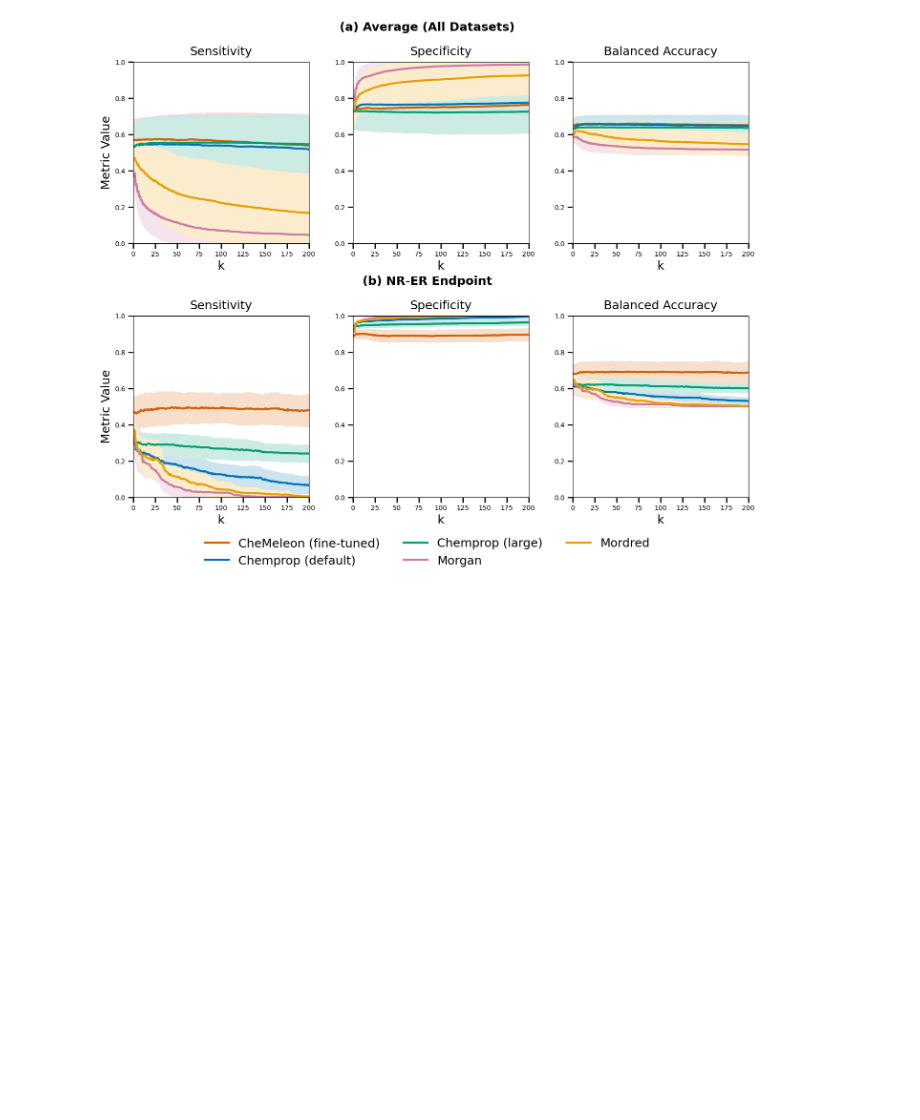
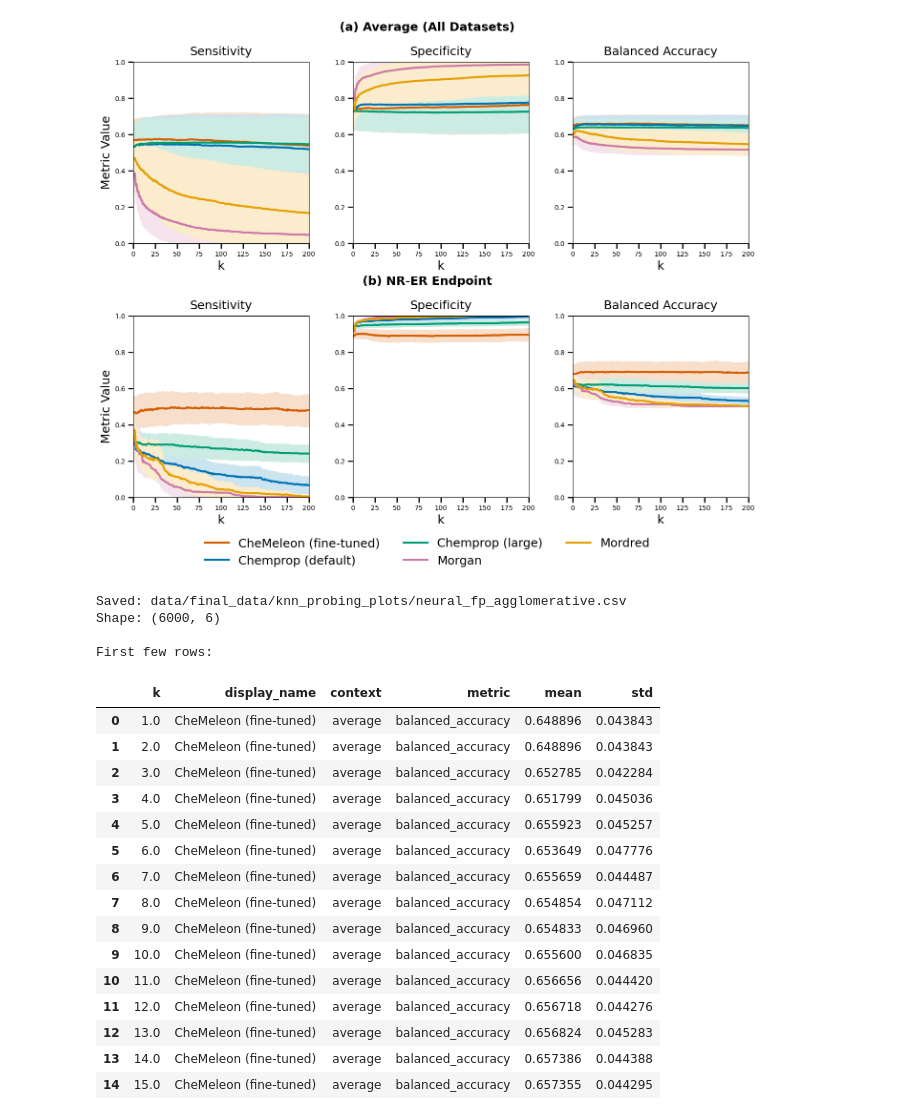
Before and after one commit to JacksonBurns/chemeleon, a Jupyter notebook: analysis/embedding_analysis/knn_figures.ipynb, the cells around one changed output. Cells and saved outputs as stored; diff of their text form; code cells hidden in the pictures; blank space fills up the shorter version.

```diff
--- a/analysis/embedding_analysis/knn_figures.ipynb
+++ b/analysis/embedding_analysis/knn_figures.ipynb
@@ -411,3 +450,72 @@ plt.show()
 Saved: data/final_data/knn_probing_plots/neural_fp_agglomerative.png
 Saved: data/final_data/knn_probing_plots/neural_fp_agglomerative.eps
 [figure]
+# %%
+# Export data for Agglomerative split plot in long format
+agglomerative_split = 'Agglomerative clustering'
+plot_metrics = ['sensitivity', 'specificity', 'balanced_accuracy']
+contexts = ["average", "nr_er"]
+
+# Collect all data for export
+export_data = []
+
+for context in contexts:
+    # Filter data for this context
+    subset = df[df['split_strategy'] == agglomerative_split]
+    if context == "nr_er":
+        subset = subset[subset['endpoint'] == 'nr_er']
+
+    # Process each metric
+    for metric in plot_metrics:
+        grouped = subset.groupby(['k', 'display_name'], as_index=False)[metric].agg(['mean', 'std']).reset_index()
+
+        # Add context and metric columns
+        grouped['context'] = context
+        grouped['metric'] = metric
+
+        # Rename columns for clarity
+        grouped = grouped.rename(columns={'mean': 'mean', 'std': 'std'})
+
+        export_data.append(grouped)
+
+# Combine all data
+export_df = pd.concat(export_data, ignore_index=True)
+
+# Reorder columns for better readability
+export_df = export_df[['k', 'display_name', 'context', 'metric', 'mean', 'std']]
+
+# Sort by context, metric, display_name (following legend order), and k
+export_df['display_name_order'] = export_df['display_name'].map({name: i for i, name in enumerate(legend_order)})
+export_df = export_df.sort_values(['context', 'metric', 'display_name_order', 'k']).drop('display_name_order', axis=1)
+
+# Reset index to ensure clean sequential numbering
+export_df = export_df.reset_index(drop=True)
+
+# Save to CSV
+output_csv = output_dir / "neural_fp_agglomerative.csv"
+export_df.to_csv(output_csv, index=False)
+print(f"Saved: {output_csv}")
+print(f"Shape: {export_df.shape}")
+print(f"\nFirst few rows:")
+export_df.head(15)
+# %% [output]
+Saved: data/final_data/knn_probing_plots/neural_fp_agglomerative.csv
+Shape: (6000, 6)
+
+First few rows:
+|  | k | display_name | context | metric | mean | std |
+| 0 | 1.0 | CheMeleon (fine-tuned) | average | balanced_accuracy | 0.648896 | 0.043843 |
+| 1 | 2.0 | CheMeleon (fine-tuned) | average | balanced_accuracy | 0.648896 | 0.043843 |
+| 2 | 3.0 | CheMeleon (fine-tuned) | average | balanced_accuracy | 0.652785 | 0.042284 |
+| 3 | 4.0 | CheMeleon (fine-tuned) | average | balanced_accuracy | 0.651799 | 0.045036 |
+| 4 | 5.0 | CheMeleon (fine-tuned) | average | balanced_accuracy | 0.655923 | 0.045257 |
+| 5 | 6.0 | CheMeleon (fine-tuned) | average | balanced_accuracy | 0.653649 | 0.047776 |
+| 6 | 7.0 | CheMeleon (fine-tuned) | average | balanced_accuracy | 0.655659 | 0.044487 |
+| 7 | 8.0 | CheMeleon (fine-tuned) | average | balanced_accuracy | 0.654854 | 0.047112 |
+| 8 | 9.0 | CheMeleon (fine-tuned) | average | balanced_accuracy | 0.654833 | 0.046960 |
+| 9 | 10.0 | CheMeleon (fine-tuned) | average | balanced_accuracy | 0.655600 | 0.046835 |
+| 10 | 11.0 | CheMeleon (fine-tuned) | average | balanced_accuracy | 0.656656 | 0.044420 |
+| 11 | 12.0 | CheMeleon (fine-tuned) | average | balanced_accuracy | 0.656718 | 0.044276 |
+| 12 | 13.0 | CheMeleon (fine-tuned) | average | balanced_accuracy | 0.656824 | 0.045283 |
+| 13 | 14.0 | CheMeleon (fine-tuned) | average | balanced_accuracy | 0.657386 | 0.044388 |
+| 14 | 15.0 | CheMeleon (fine-tuned) | average | balanced_accuracy | 0.657355 | 0.044295 |
```
Also changed, not shown: parts of 6 cells of this notebook.
